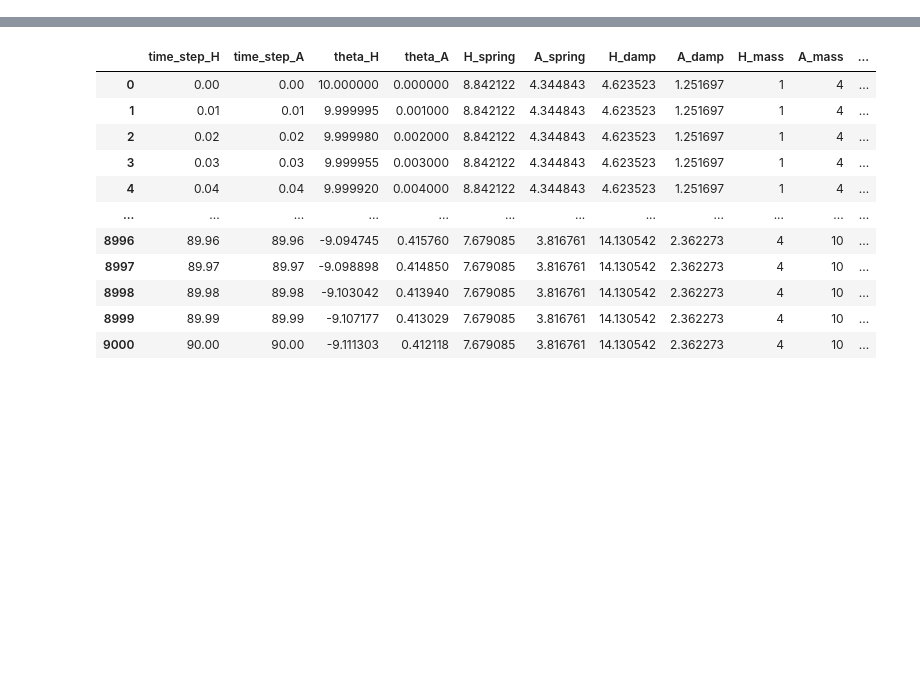
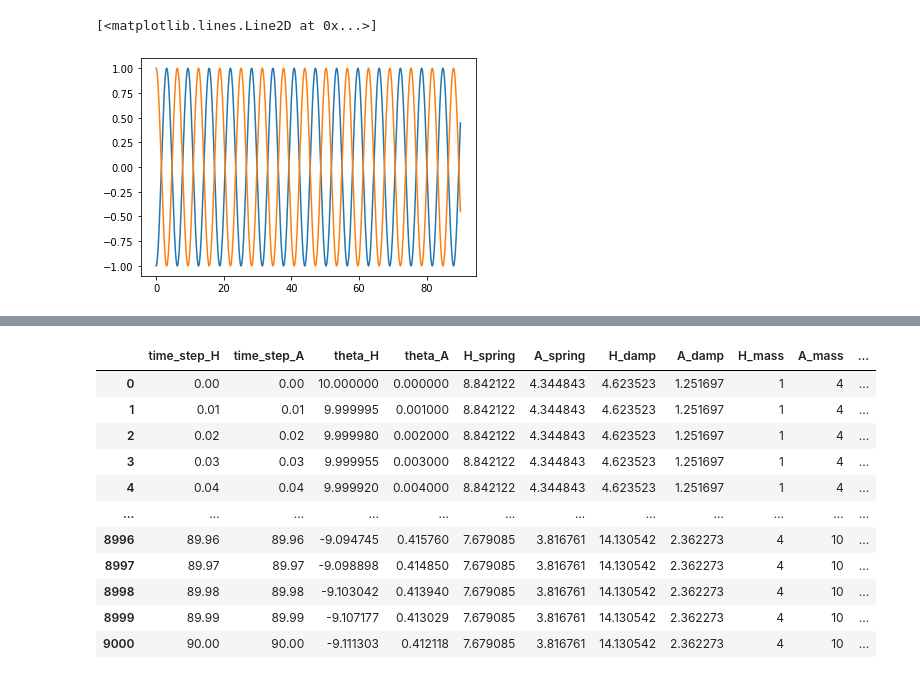
Before and after one commit to bharadwaj1098/Auto, a Jupyter notebook: haptic_graph.ipynb, the cells around one changed output, grey strips where cells are left out. Drawn from its saved outputs; the diff is of its cells as text; code cells hidden in the pictures; blank space fills up the shorter version.

```diff
--- a/haptic_graph.ipynb
+++ b/haptic_graph.ipynb
@@ -0,0 +1,31 @@
+# %%
+import numpy as np
+import pandas as pd
+import matplotlib.pyplot as plt
+from sympy import *
+#from spring_damp import force_time, mass_damp_spring, ideal_actual, graphs
+from haptic import haptic_class
+from spring_damp import mass_damp_spring
+import random
+import yaml
+from scipy.integrate import odeint
+random.seed(49)
+
+k = mass_damp_spring(time = 90, increment = 0.01, state = [0,0], force = sin, amplitude= 1,\
+    omega = 0.1, no_mass = 5, range_mass= [10, 20], no_spring= 5, range_spring = [1,10], no_damp = 5, range_damp = [0.1, 1])
+
+auto_force = [-1 * i for i in k.force_list]
+human_force = k.force_list
+
+def Diff_theta(Theta, time_array, a, w, ):
+    diff_theta = []
+    t = Symbol('t')
+    y = Theta(t)
+    dt = diff(y, t)
+    ddt = lambdify(t, dt)
+    for i in time_array:
+        diff_theta.append(ddt(i))
+    return diff_theta
+
+Diff_H = Diff_theta(sin, k.time_array, k.amplitude, k.omega)
+Diff_A = [-1 * i for i in Diff_H]
@@ -0,0 +96,6 @@
+# %%
+plt.plot(k.time_array, Diff_A)
+plt.plot(k.time_array, Diff_H)
+# %% [output]
+[<matplotlib.lines.Line2D at 0x...>]
+[figure, added]
```
Also changed, not shown: parts of 11 cells of this notebook, 7 other files.
